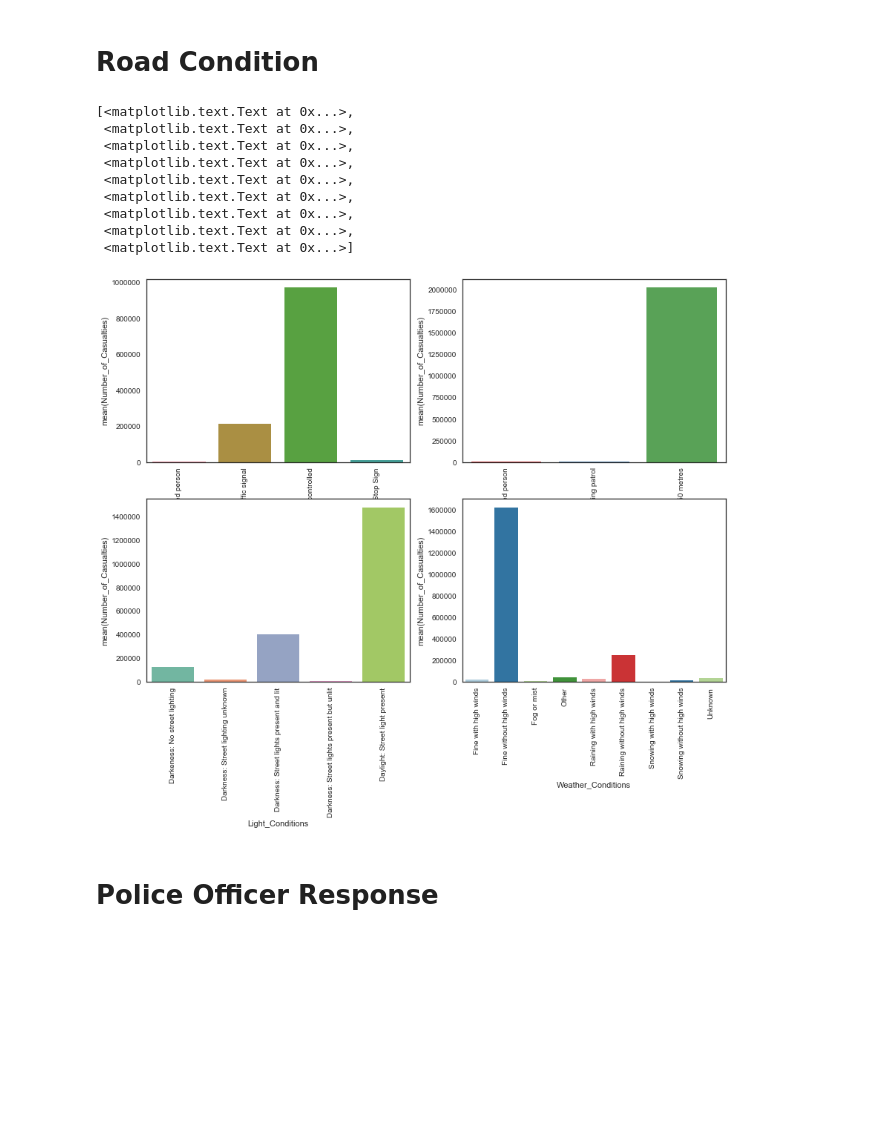
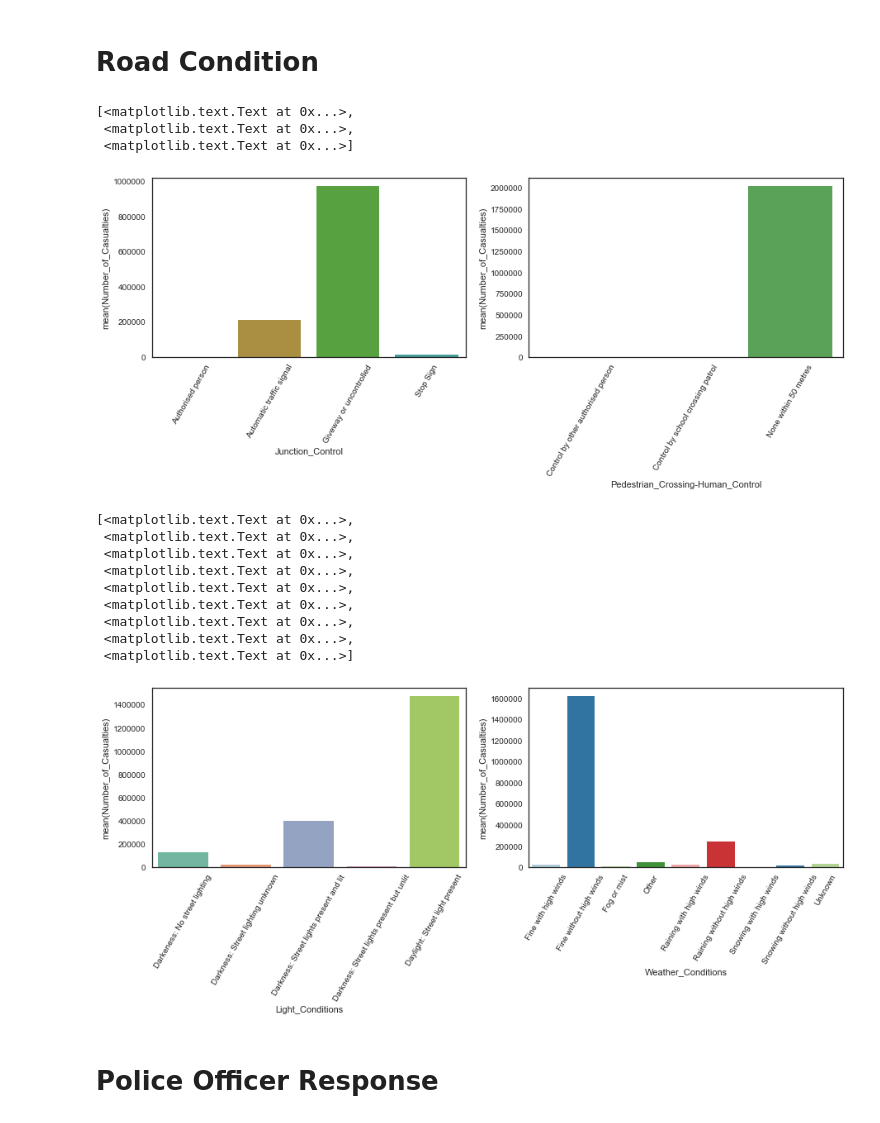
Before and after one commit to aremirata/uk_traffic_accidents, a Jupyter notebook: Exploratory Data Analysis on Traffic Data.ipynb, the cells around one changed output. Saved outputs shown, nothing was run; the diff lists cells and outputs as text; code cells hidden in the pictures; blank space fills up the shorter version.

```diff
--- a/Exploratory Data Analysis on Traffic Data.ipynb
+++ b/Exploratory Data Analysis on Traffic Data.ipynb
@@ -203,30 +203,38 @@ plot4.set_xticklabels(plot3.get_xticklabels(), rotation=90)
 # %% [markdown]
 # Road Condition
 # %%
-f,ax = plt.subplots(2,2,figsize=(14,10))
+f,ax = plt.subplots(1,2,figsize=(15,4))
 cond1 = df.groupby(['Junction_Control']).sum()['Number_of_Casualties'].to_frame().reset_index()
-plot1 = sns.barplot(x='Junction_Control', y='Number_of_Casualties', palette=sns.color_palette("husl"), data=cond1, ax=ax[0,0])
+plot1 = sns.barplot(x='Junction_Control', y='Number_of_Casualties', palette=sns.color_palette("husl"), data=cond1, ax=ax[0])
 cond2 = df.groupby(['Pedestrian_Crossing-Human_Control']).sum()['Number_of_Casualties'].to_frame().reset_index()
-plot2 = sns.barplot(x='Pedestrian_Crossing-Human_Control', y='Number_of_Casualties', palette=sns.color_palette("Set1"), data=cond2, ax=ax[0,1])
-cond3 = df.groupby(['Light_Conditions']).sum()['Number_of_Casualties'].to_frame().reset_index()
-plot3 = sns.barplot(x='Light_Conditions', y='Number_of_Casualties',palette=sns.color_palette("Set2"), data=cond3, ax=ax[1,0])
-cond4 = df.groupby(['Weather_Conditions']).sum()['Number_of_Casualties'].to_frame().reset_index()
-plot4 = sns.barplot(x='Weather_Conditions', y='Number_of_Casualties',palette=sns.color_palette("Paired"), data=cond4, ax=ax[1,1])
-plot1.set_xticklabels(plot1.get_xticklabels(), rotation=90)
-plot2.set_xticklabels(plot2.get_xticklabels(), rotation=90)
-plot3.set_xticklabels(plot3.get_xticklabels(), rotation=90)
-plot4.set_xticklabels(plot4.get_xticklabels(), rotation=90)
+plot2 = sns.barplot(x='Pedestrian_Crossing-Human_Control', y='Number_of_Casualties', palette=sns.color_palette("Set1"), data=cond2, ax=ax[1])
+
+plot1.set_xticklabels(plot1.get_xticklabels(), rotation=60)
+plot2.set_xticklabels(plot2.get_xticklabels(), rotation=60)
 # %% [output]
 [<matplotlib.text.Text at 0x...>,
  <matplotlib.text.Text at 0x...>,
- <matplotlib.text.Text at 0x...>,
- <matplotlib.text.Text at 0x...>,
- <matplotlib.text.Text at 0x...>,
- <matplotlib.text.Text at 0x...>,
- <matplotlib.text.Text at 0x...>,
- <matplotlib.text.Text at 0x...>,
  <matplotlib.text.Text at 0x...>]
-[figure, old version]
+[figure, new version]
+# %%
+f,ax = plt.subplots(1,2,figsize=(15,4))
+cond3 = df.groupby(['Light_Conditions']).sum()['Number_of_Casualties'].to_frame().reset_index()
+plot3 = sns.barplot(x='Light_Conditions', y='Number_of_Casualties',palette=sns.color_palette("Set2"), data=cond3, ax=ax[0])
+cond4 = df.groupby(['Weather_Conditions']).sum()['Number_of_Casualties'].to_frame().reset_index()
+plot4 = sns.barplot(x='Weather_Conditions', y='Number_of_Casualties',palette=sns.color_palette("Paired"), data=cond4, ax=ax[1])
+plot3.set_xticklabels(plot3.get_xticklabels(), rotation=60)
+plot4.set_xticklabels(plot4.get_xticklabels(), rotation=60)
+# %% [output]
+[<matplotlib.text.Text at 0x...>,
+ <matplotlib.text.Text at 0x...>,
+ <matplotlib.text.Text at 0x...>,
+ <matplotlib.text.Text at 0x...>,
+ <matplotlib.text.Text at 0x...>,
+ <matplotlib.text.Text at 0x...>,
+ <matplotlib.text.Text at 0x...>,
+ <matplotlib.text.Text at 0x...>,
+ <matplotlib.text.Text at 0x...>]
+[figure, added]
 # %% [markdown]
 # Police Officer Response
 # %%
```
Also changed, not shown: parts of 1 cell of this notebook, 2 other files.
